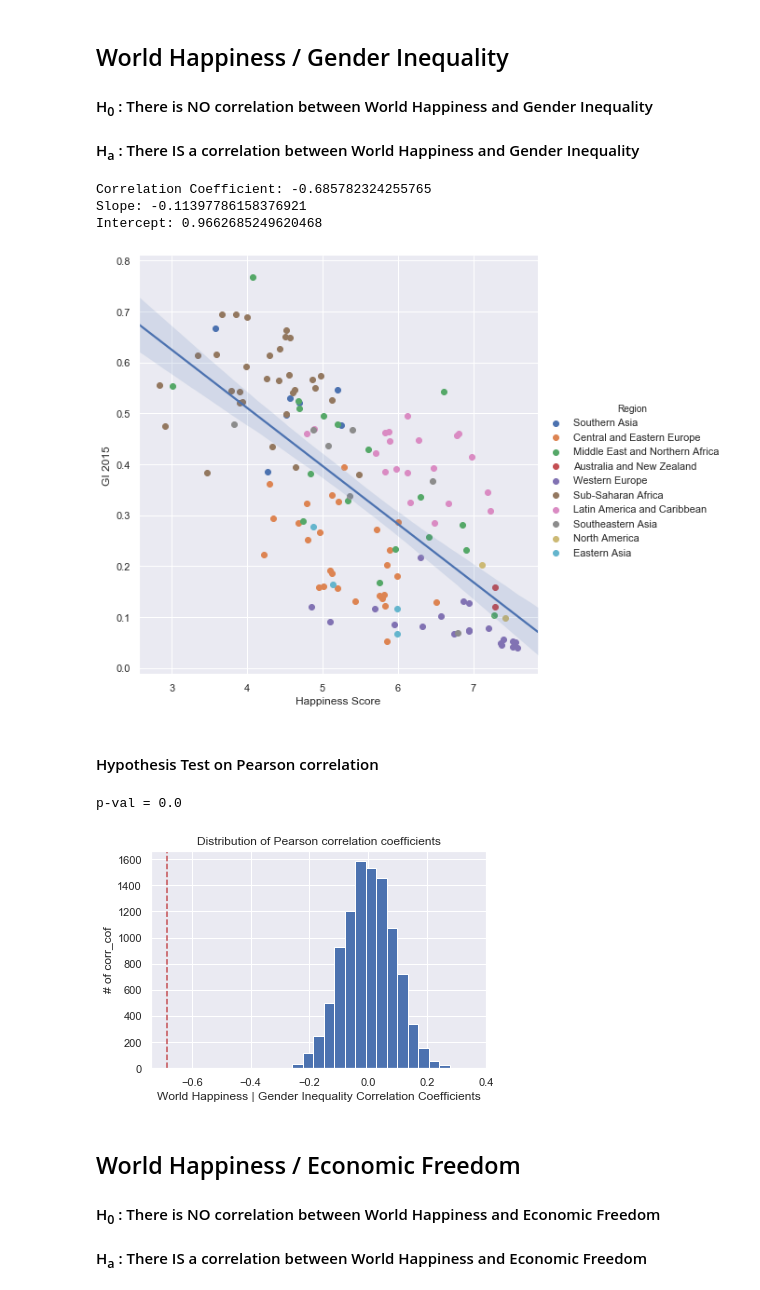
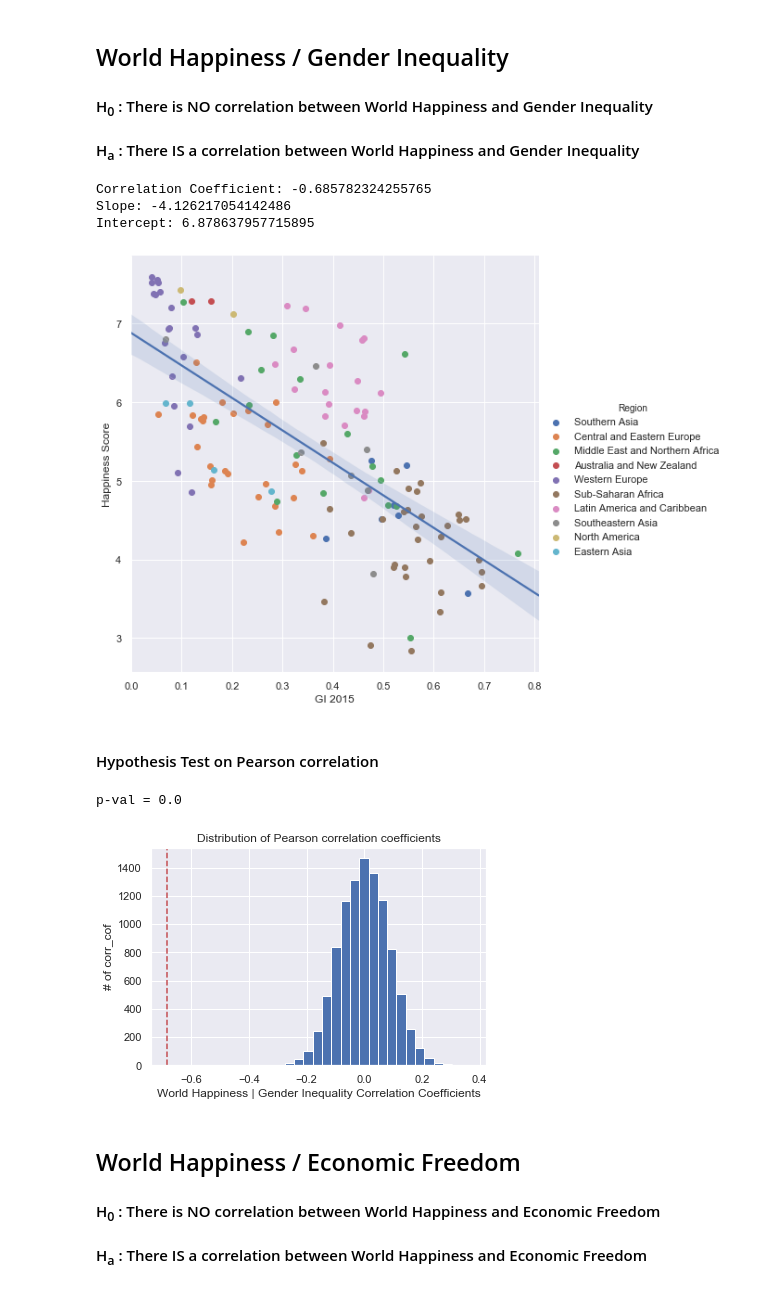
Before and after one commit to nina-driver/Springboard-Capstone-Project-1, a Jupyter notebook: Statistical Data Analysis.ipynb, the cells around one changed output. Saved outputs shown, nothing was run; the diff lists cells and outputs as text; code cells hidden in the pictures.

```diff
--- a/Statistical Data Analysis.ipynb
+++ b/Statistical Data Analysis.ipynb
@@ -95,23 +95,23 @@ p-val = 0.0
 #### H<sub>0</sub> : There is NO correlation between World Happiness and Gender Inequality
 #### H<sub>a</sub> : There IS a correlation between World Happiness and Gender Inequality
 # %%
-sns.FacetGrid(wh_gdgi, hue="Region", height=7).map(plt.scatter, "Happiness Score", "GI 2015").add_legend()
-sns.regplot(x="Happiness Score", y="GI 2015", data=wh_gdgi, scatter=False)
+sns.FacetGrid(wh_gdgi, hue="Region", height=7).map(plt.scatter, "GI 2015", "Happiness Score").add_legend()
+sns.regplot(x="GI 2015", y="Happiness Score", data=wh_gdgi, scatter=False)
 
-print('Correlation Coefficient:', corr_cof(wh2015,gi2015))
-leastsquares(wh2015,gi2015)
+print('Correlation Coefficient:', corr_cof(gi2015,wh2015))
+leastsquares(gi2015, wh2015)
 # %% [output]
 Correlation Coefficient: -0.685782324255765
-Slope: -0.11397786158376921
-Intercept: 0.9662685249620468
+Slope: -4.126217054142486
+Intercept: 6.878637957715895
-[figure, old version]
+[figure, new version]
 # %% [markdown]
 #### Hypothesis Test on Pearson correlation
 # %%
-corr_p_value(wh2015, gi2015, 'World Happiness | Gender Inequality', boolean='less')
+corr_p_value(gi2015, wh2015, 'World Happiness | Gender Inequality', boolean='less')
 # %% [output]
 p-val = 0.0
-[figure, old version]
+[figure, new version]
 # %% [markdown]
 ## World Happiness / Economic Freedom
 
```
Also changed, not shown: parts of 6 cells of this notebook.
